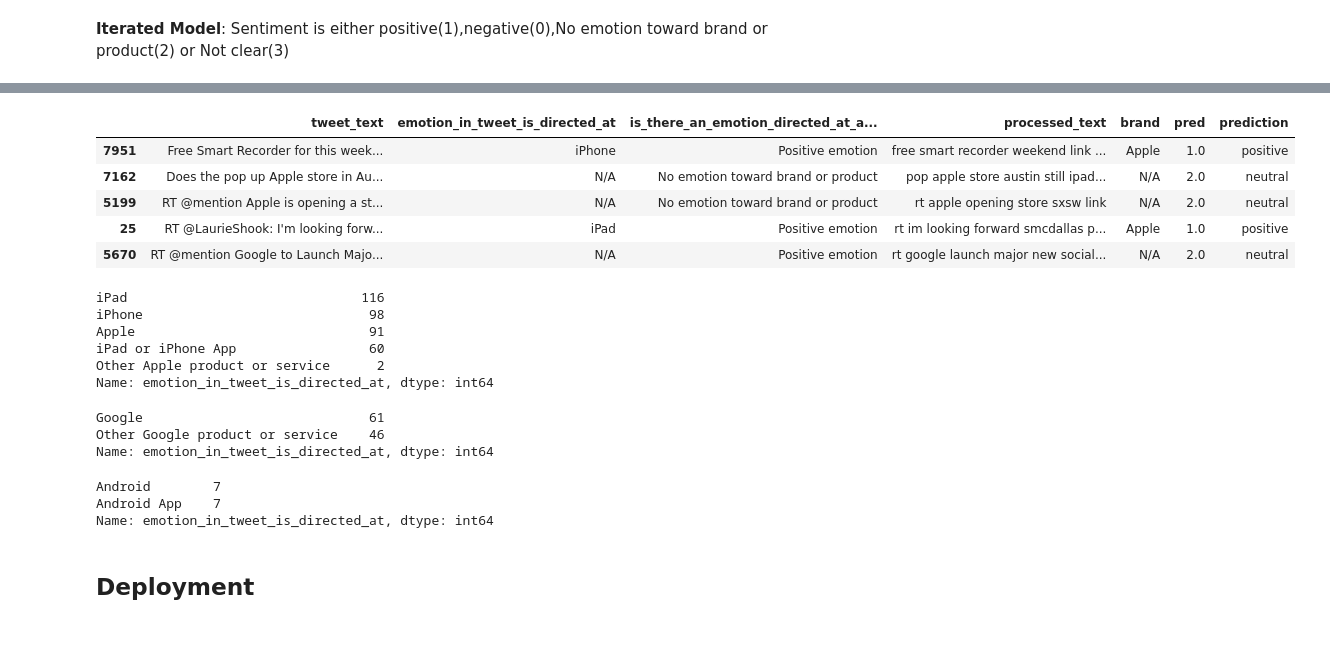
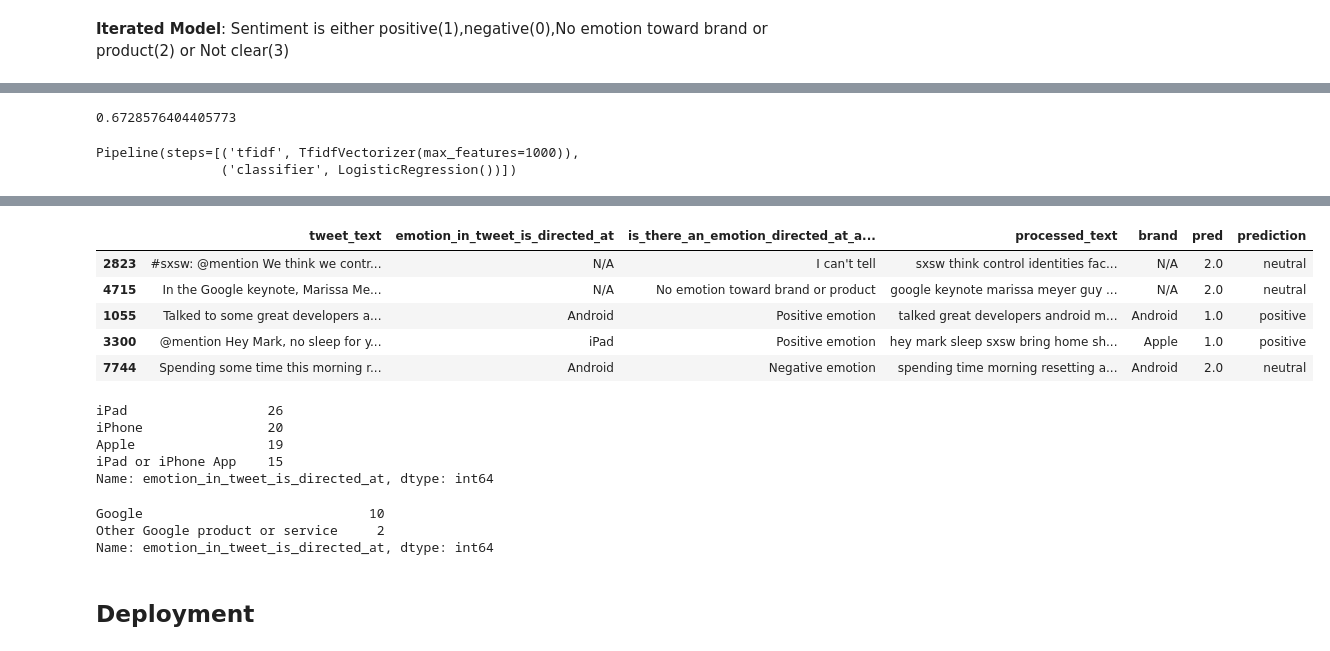
Before and after one commit to KiarieJeff/dsc-phase-4-project, a Jupyter notebook: test2.ipynb, the cells around one changed output, grey strips where cells are left out. Drawn from its saved outputs; the diff is of its cells as text; code cells hidden in the pictures.

```diff
--- a/test2.ipynb
+++ b/test2.ipynb
@@ -452,2 +394,0 @@ scores
-# %%
-rf.fit(data,c)
@@ -460,3 +395,21 @@ Pipeline(steps=[('Word2Vec Vectorizer',
+# %%
+from sklearn.linear_model import LogisticRegression
+from sklearn.model_selection import cross_val_score
+from sklearn.pipeline import Pipeline
+tfidf_vectorizer = TfidfVectorizer(max_features=1000)
+
+r_f = Pipeline([('tfidf', TfidfVectorizer(max_features=1000)),
+                           ('classifier', LogisticRegression())])
+
+scores = cross_val_score(r_f,df['processed_text'],c, cv=5).mean()
+scores
+# %% [output]
+0.6728576404405773
+# %%
+r_f.fit(df['processed_text'],c)
+# %% [output]
+Pipeline(steps=[('tfidf', TfidfVectorizer(max_features=1000)),
+                ('classifier', LogisticRegression())])
 # %%
 def map_to_new_column(value):
     if value == 0.0:
@@ -479,7 +432,7 @@ def sentiment_predict(filepath,tweet_column,dir_at,model):
     df[dir_at].fillna('N/A', inplace=True)
     df['brand'] = df[dir_at].apply(assign_brand)
 
-    data = df['processed_text'].map(word_tokenize)
+    data = df['processed_text']
     pred = model.predict(data)
 
     df['pred'] = pred
@@ -490,7 +443,7 @@ def sentiment_predict(filepath,tweet_column,dir_at,model):
 filepath = 'data/judge_1377884607_tweet_product_company.csv'
 tweet_column = 'tweet_text'
 dir_at = 'emotion_in_tweet_is_directed_at'
-model = rf
+model = r_f
 
 pred_df = sentiment_predict(filepath,tweet_column,dir_at,model)
 pred_df.sample(5)
@@ -500,9 +451,9 @@ pred_df.sample(5)
 |  | tweet_text | emotion_in_tweet_is_directed_at | is_there_an_emotion_directed_at_a... | processed_text | brand | pred | prediction |
-| 7951 | Free Smart Recorder for this week... | iPhone | Positive emotion | free smart recorder weekend link ... | Apple | 1.0 | positive |
-| 7162 | Does the pop up Apple store in Au... | N/A | No emotion toward brand or product | pop apple store austin still ipad... | N/A | 2.0 | neutral |
-| 5199 | RT @mention Apple is opening a st... | N/A | No emotion toward brand or product | rt apple opening store sxsw link | N/A | 2.0 | neutral |
-| 25 | RT @LaurieShook: I'm looking forw... | iPad | Positive emotion | rt im looking forward smcdallas p... | Apple | 1.0 | positive |
-| 5670 | RT @mention Google to Launch Majo... | N/A | Positive emotion | rt google launch major new social... | N/A | 2.0 | neutral |
+| 2823 | #sxsw: @mention We think we contr... | N/A | I can't tell | sxsw think control identities fac... | N/A | 2.0 | neutral |
+| 4715 | In the Google keynote, Marissa Me... | N/A | No emotion toward brand or product | google keynote marissa meyer guy ... | N/A | 2.0 | neutral |
+| 1055 | Talked to some great developers a... | Android | Positive emotion | talked great developers android m... | Android | 1.0 | positive |
+| 3300 | @mention Hey Mark, no sleep for y... | iPad | Positive emotion | hey mark sleep sxsw bring home sh... | Apple | 1.0 | positive |
+| 7744 | Spending some time this morning r... | Android | Negative emotion | spending time morning resetting a... | Android | 2.0 | neutral |
 # %%
 #positive apple tweets
 apple_pos = pred_df[(pred_df['brand'] == 'Apple') & (pred_df['prediction'] == 'positive')]
@@ -510,11 +461,10 @@ apple_pos = pred_df[(pred_df['brand'] == 'Apple') & (pred_df['prediction'] == 'p
 apple_neg = pred_df[(pred_df['brand'] == 'Apple') & (pred_df['prediction'] == 'negative')]
 apple_neg.emotion_in_tweet_is_directed_at.value_counts()
 # %% [output]
-iPad                              116
-iPhone                             98
-Apple                              91
-iPad or iPhone App                 60
-Other Apple product or service      2
+iPad                  26
+iPhone                20
+Apple                 19
+iPad or iPhone App    15
 Name: emotion_in_tweet_is_directed_at, dtype: int64
 # %%
 #positive Google tweets
@@ -523,19 +473,9 @@ Google_pos = pred_df[(pred_df['brand'] == 'Google') & (pred_df['prediction'] ==
 Google_neg = pred_df[(pred_df['brand'] == 'Google') & (pred_df['prediction'] == 'negative')]
 Google_neg.emotion_in_tweet_is_directed_at.value_counts()
 # %% [output]
-Google                             61
-Other Google product or service    46
+Google                             10
+Other Google product or service     2
 Name: emotion_in_tweet_is_directed_at, dtype: int64
-# %%
-#positive Android tweets
-Android_pos = pred_df[(pred_df['brand'] == 'Android') & (pred_df['prediction'] == 'positive')]
-#negative google tweets
-Android_neg = pred_df[(pred_df['brand'] == 'Android') & (pred_df['prediction'] == 'negative')]
-Android_neg.emotion_in_tweet_is_directed_at.value_counts()
-# %% [output]
-Android        7
-Android App    7
-Name: emotion_in_tweet_is_directed_at, dtype: int64
 # %%
 import pickle
 
```
Also changed, not shown: parts of 14 cells of this notebook, 1 other file.
